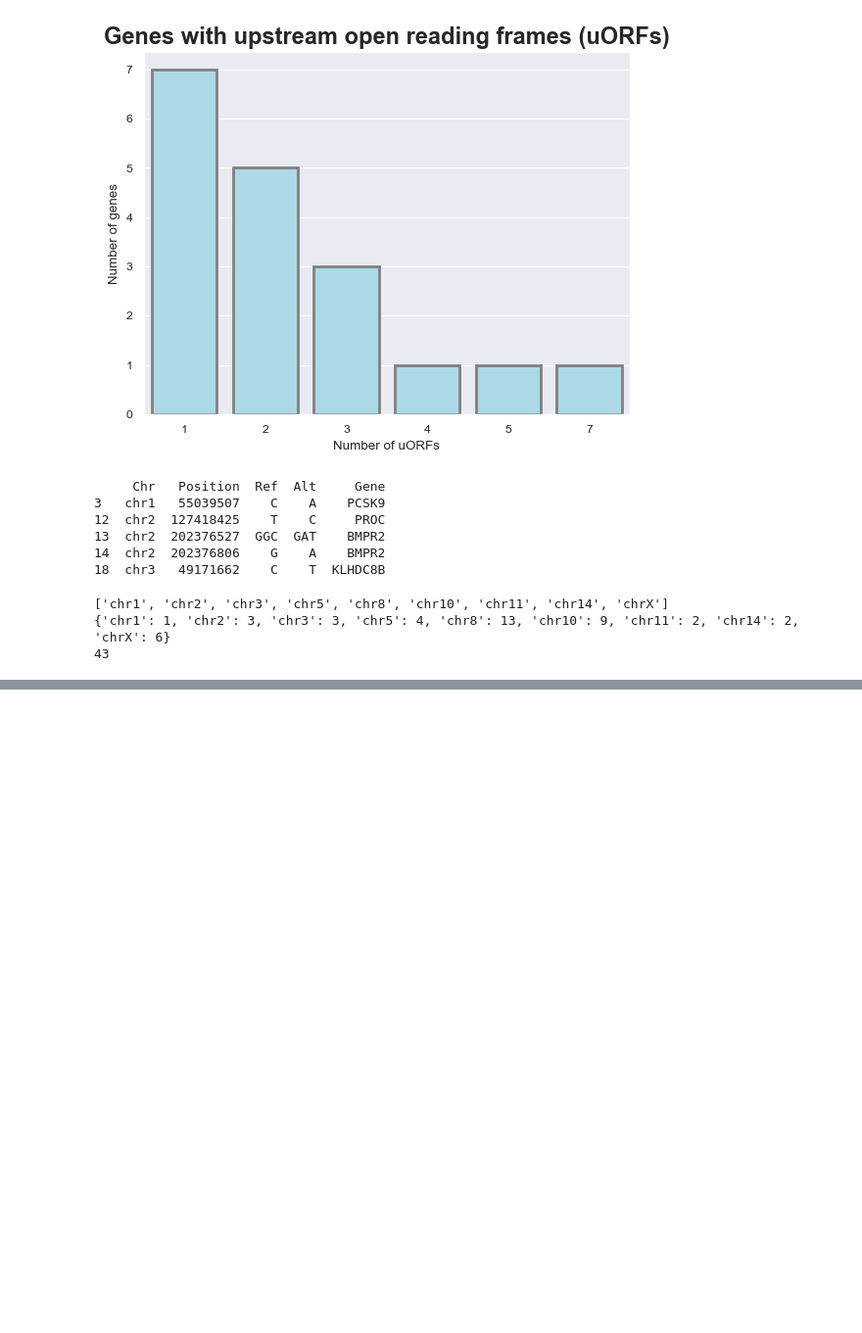
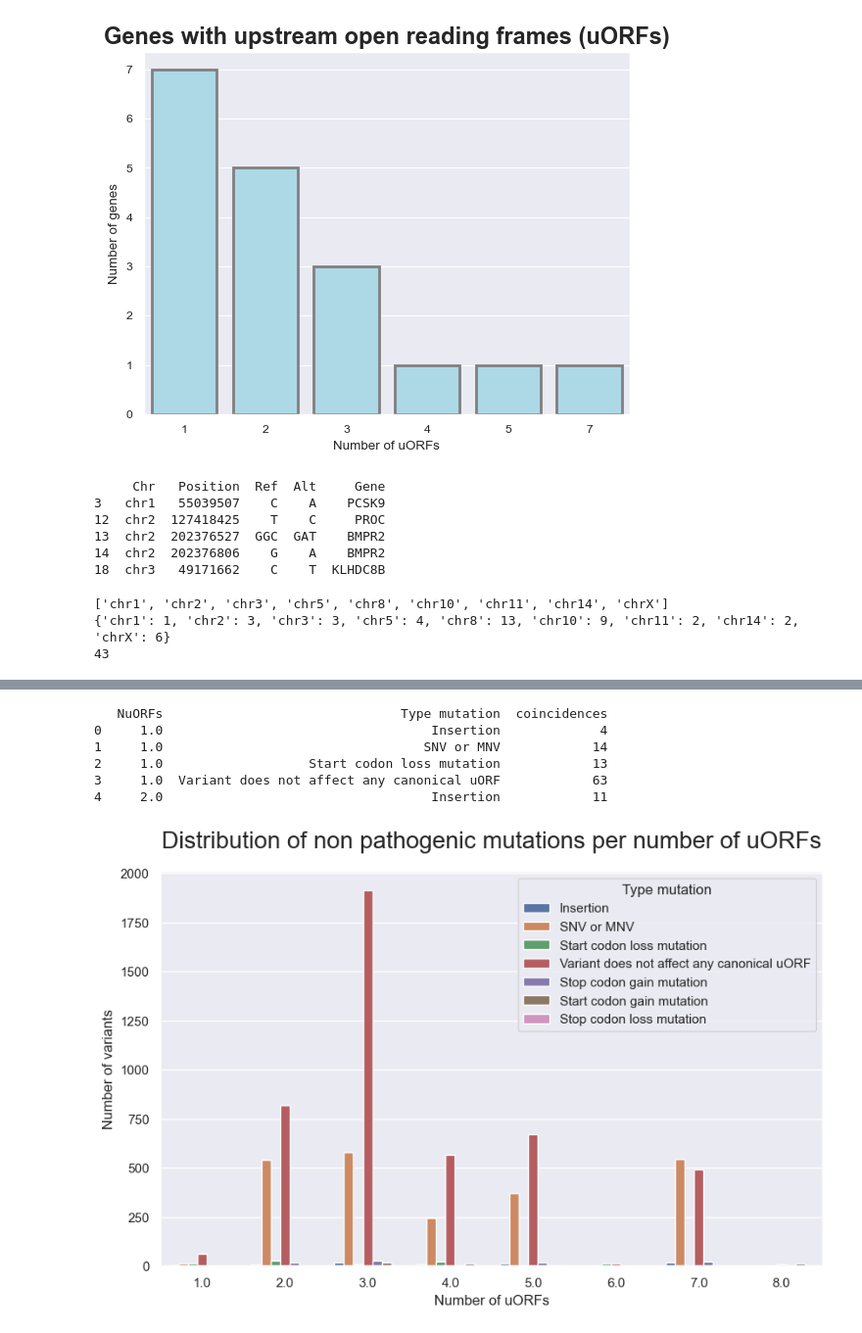
Before and after one commit to Ale-pinto-alba/utrfx, a Jupyter notebook: paper_visualization.ipynb, the cells around one changed output, grey strips where cells are left out. Shown at 98% size. Drawn from its saved outputs; the diff is of its cells as text; code cells hidden in the pictures; blank space fills up the shorter version.

```diff
--- a/paper_visualization.ipynb
+++ b/paper_visualization.ipynb
@@ -522,5 +626,5 @@ plt.show()
 # %%
-copy_non_patho_df = non_pathogenic_variants_genes_with_uorfs_df.copy()
+copy_non_patho_df = gnomad_variants_without_patho.copy()
 copy_non_patho_df['NuORFs'] = pd.to_numeric(copy_non_patho_df['NuORFs'], errors='coerce')
 copy_non_patho_df['NuORFs'] = copy_non_patho_df.apply(
     lambda row: row['NuORFs'] + 1.0 if row['Type mutation'] == "start codon loss mutation" else row['NuORFs'],
@@ -533,21 +637,30 @@ copy_non_patho_df['NuORFs'] = copy_non_patho_df.apply(
 copy_non_patho_df_filtered = copy_non_patho_df[['NuORFs', 'Type mutation']]
 non_patho_coincidences_df = copy_non_patho_df_filtered.groupby(['NuORFs', 'Type mutation']).size().reset_index(name='coincidences')
 print(non_patho_coincidences_df.head())
+# %% [output]
+   NuORFs                               Type mutation  coincidences
+0     1.0                                   Insertion             4
+1     1.0                                  SNV or MNV            14
+2     1.0                   Start codon loss mutation            13
+3     1.0  Variant does not affect any canonical uORF            63
+4     2.0                                   Insertion            11
 # %%
 distribution_non_patho_mutation_per_uorfs_df = pd.DataFrame(non_patho_coincidences_df)
 
 sns.set(style="darkgrid")
 plt.figure(figsize=(10, 6))
 
 sns.barplot(data=distribution_non_patho_mutation_per_uorfs_df, x='NuORFs', y='coincidences', hue='Type mutation')
 
-plt.title('Distribution of non pathogenic mutations per number od uORFs',
+plt.title('Distribution of non pathogenic mutations per number of uORFs',
           fontsize=20,
           pad = 20)
-plt.xlabel('Number uORFs', fontsize=12)
-plt.ylabel('Coincidences', fontsize=12)
+plt.xlabel('Number of uORFs', fontsize=12)
+plt.ylabel('Number of variants', fontsize=12)
 
 plt.show()
+# %% [output]
+[figure, added]
 # %%
 total_coincidences_non_patho = non_patho_coincidences_df['coincidences'].sum()
 non_patho_coincidences_df['percentage'] = (non_patho_coincidences_df['coincidences'] / total_coincidences_non_patho) * 100
```
Also changed, not shown: parts of 16 cells of this notebook, 4 other files.
